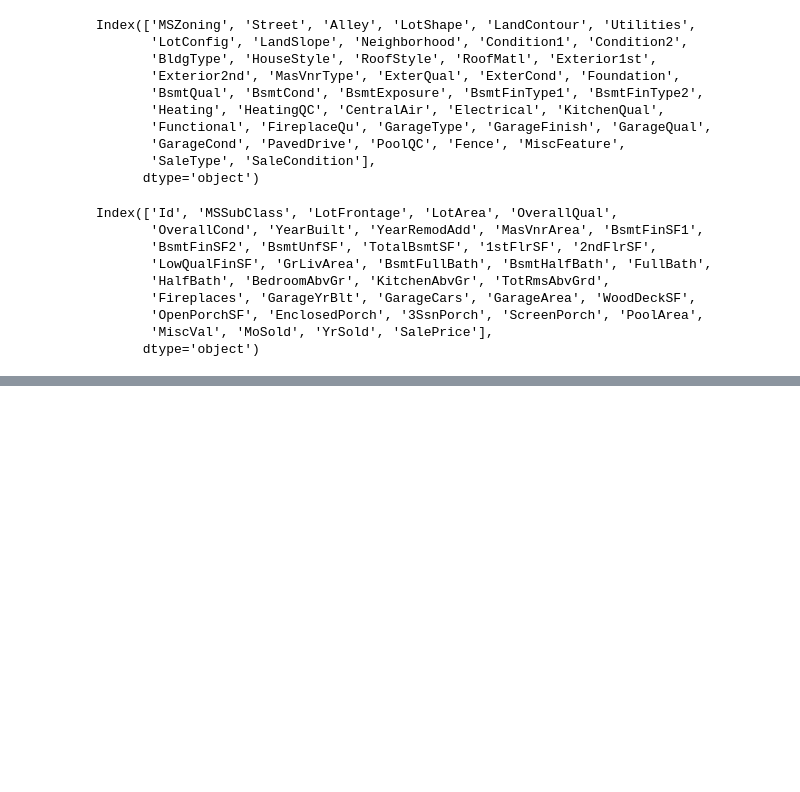
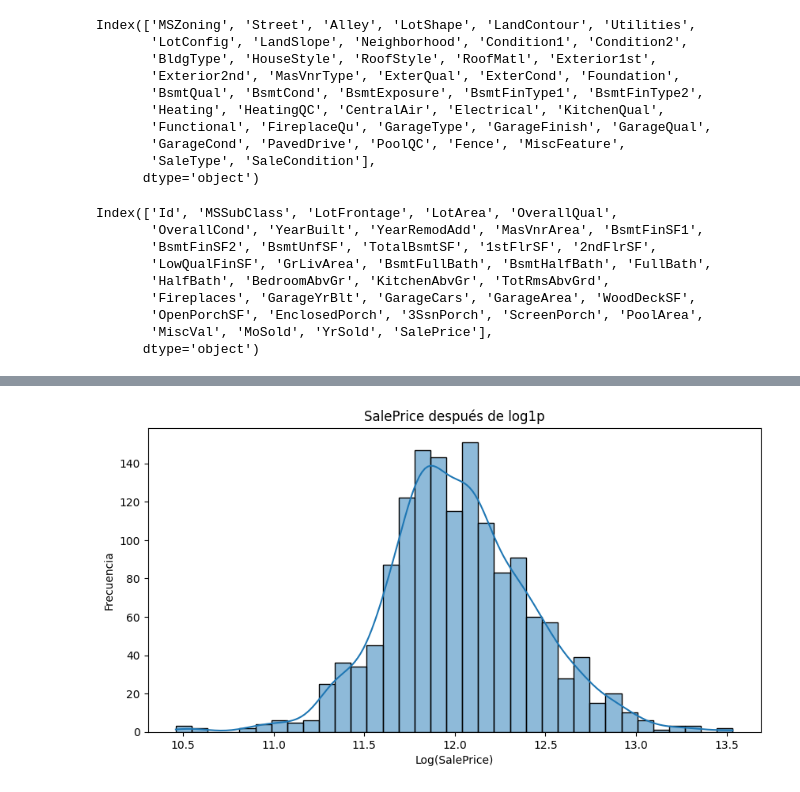
Before and after one commit to E-SalazarDev/SmartHouse-AVM, a Jupyter notebook: ai-engine/notebooks/01_data_exploration.ipynb, the cells around one changed output, grey strips where cells are left out. Drawn from its saved outputs; the diff is of its cells as text; code cells hidden in the pictures; blank space fills up the shorter version.

Commit message:
Distribución transformada

```diff
--- a/ai-engine/notebooks/01_data_exploration.ipynb
+++ b/ai-engine/notebooks/01_data_exploration.ipynb
@@ -120,0 +137,35 @@ Index(['Id', 'MSSubClass', 'LotFrontage', 'LotArea', 'OverallQual',
+# %%
+# np.log1p(x) = log(1 + x)
+#
+# Ejemplo:
+#
+# Precio original:
+# 208500
+#
+# Operación:
+# log(1 + 208500)
+#
+# Resultado:
+# 12.247699
+#
+# Objetivo:
+# Reducir la asimetría de la distribución,
+# comprimir los valores extremadamente grandes
+# y facilitar el aprendizaje de modelos de regresión.
+
+saleprice_log = np.log1p(train_df["SalePrice"])
+# %%
+# Distribución transformada
+plt.figure(figsize=(10,5))
+sns.histplot(
+    saleprice_log,
+    kde=True
+)
+
+plt.title("SalePrice después de log1p")
+plt.xlabel("Log(SalePrice)")
+plt.ylabel("Frecuencia")
+
+plt.show()
+# %% [output]
+[figure, added]
```
Also changed, not shown: parts of 8 cells of this notebook.
